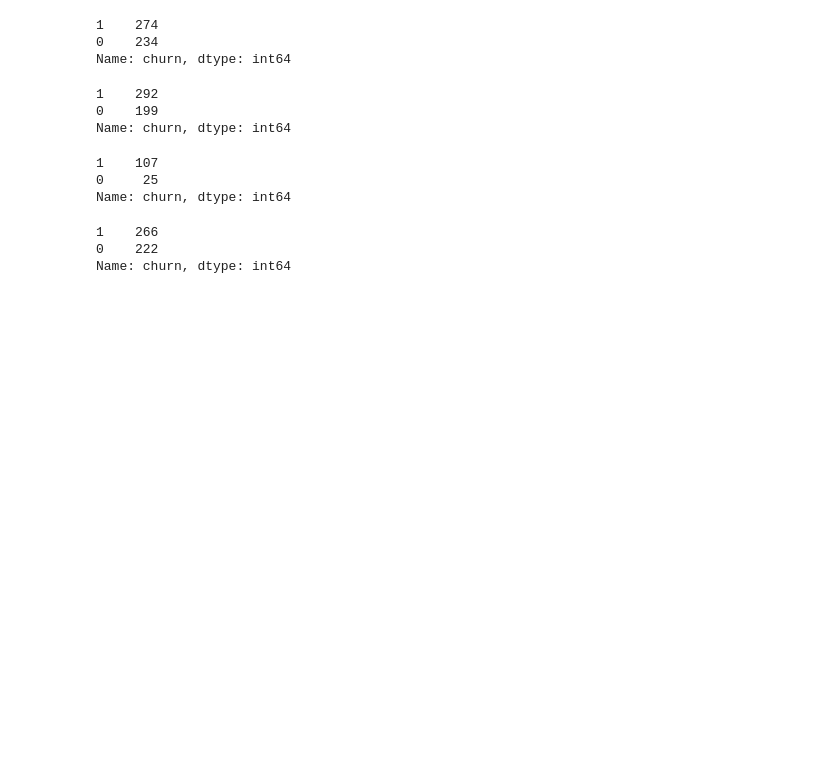
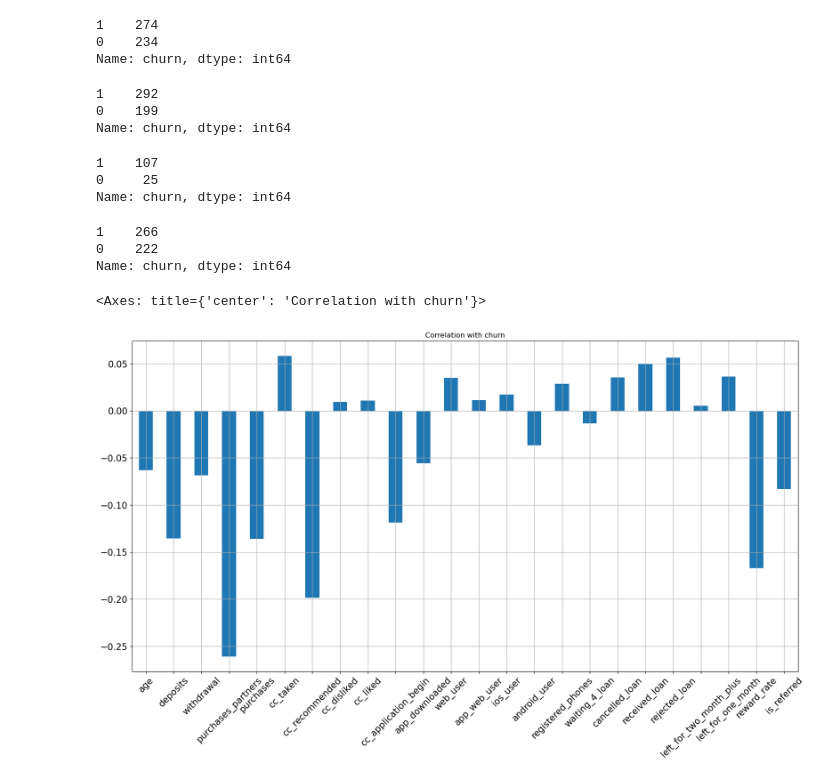
Before and after one commit to ankithreddys/company-churn-rate-analysis, a Jupyter notebook: churn_rate_analysis.ipynb, the cells around one changed output. Cells and saved outputs as stored; diff of their text form; code cells hidden in the pictures; blank space fills up the shorter version.

```diff
--- a/churn_rate_analysis.ipynb
+++ b/churn_rate_analysis.ipynb
@@ -166,3 +166,12 @@ df[dataset3.left_for_one_month == 1].churn.value_counts()
 1    266
 0    222
 Name: churn, dtype: int64
+# %%
+dataset = df.drop(columns=['churn','user','housing','zodiac_sign','payment_type'])
+dataset.corrwith(df.churn).plot.bar(figsize=(20,10),
+              title = 'Correlation with churn',
+              fontsize = 15, rot = 45,
+              grid = True)
+# %% [output]
+<Axes: title={'center': 'Correlation with churn'}>
+[figure, added]
```
Also changed, not shown: parts of 6 cells of this notebook, 2 other files.
